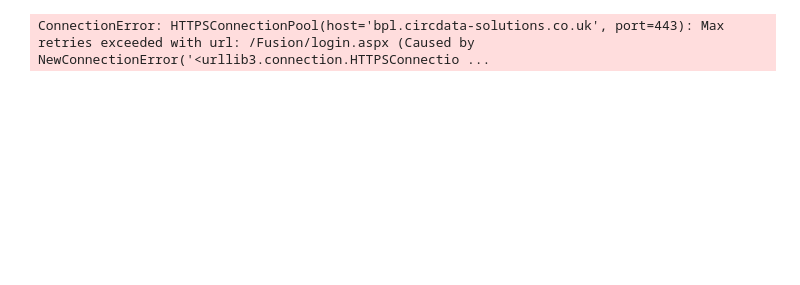
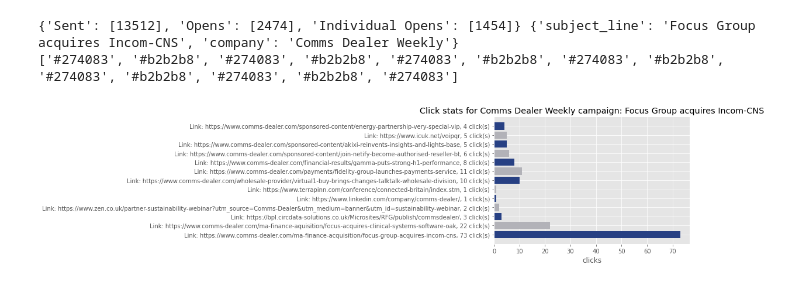
Before and after one commit to judeubah/Data-Analysis, a Jupyter notebook: script.ipynb, the cells around one changed output. Saved outputs shown, nothing was run; the diff lists cells and outputs as text; code cells hidden in the pictures; blank space fills up the shorter version.

Commit message:
Added handicap for stringency in classification as bot

```diff
--- a/script.ipynb
+++ b/script.ipynb
@@ -26,19 +26,24 @@ credentials ={
         'url': 'https://bpl.circdata-solutions.co.uk/Fusion/login.aspx',
         '__VIEWSTATE':'/wEPDwUKMTgwMjQwMDI5M2Rk2e1SYhd3ZcfIKWr+jOok9jgKqtU=',
         '__EVENTVALIDATION':'/wEWBQLV2djbAQLj+sxGAuOoubQBAqqg8cUOAteSgYoC7owPjxk9TLLjh/iR0zoJPMA+4Yk=',
-        'bot_links':['http://www.bpl-business.com','http://www.bpl-business.com/privacy-policy.shtml','mailto:weeklynews@bpl-mail1.co.uk']
+        'bot_links':['http://www.bpl-business.com','https://www.bpl-business.com', 'http://www.bpl-business.com/privacy-policy.shtml','https://www.bpl-business.com/privacy-policy','mailto:weeklynews@bpl-mail1.co.uk','https://www.fibreprovider.net/?utm_source=newsletter&utm_medium=email&utm_campaign=weekly&utm_content=pixel']
 
 }
 }
 
 username = 'jubah@bpl-business.com'
 company = 'bpl'
-stats_url = 'https://bpl.circdata-solutions.co.uk/Fusion/Dynamail/MailshotDetails.aspx?id=918871c8-d3d8-4ae2-a181-33f1ad223d14'
+stats_url = 'https://bpl.circdata-solutions.co.uk/Fusion/Dynamail/MailshotDetails.aspx?id=f636c41f-9cc1-4823-8e22-6ff7d8e5ed92'
 
 clients = {
     'Union Street': ['#00509f', '#e6aaaa'],
-    'Akixi': ['#035496', '#efc52f']
+    'Akixi': ['#035496', '#efc52f'],
+    'Fibre Provider': ['#ef7b2f', '#1f2937'],
+    'Managed Services': ['#e8653f','#2d2d2d'],
+    'Comms Dealer Weekly': ['#274083','#b2b2b8']
 }
+
+handicap = 3
 
 def isBannedCharacter(character):
     if ord(character) >= 128:
@@ -53,7 +58,7 @@ def remove_characters(string):
     return sanitised_string
 
 
-def analysis_and_visualisation(company, subject_line, colours, generic_df):
+def analysis_and_visualisation(company, subject_line, colours, generic_df, handicap):
 
     year = date.today().year
     month = date.today().month
@@ -127,7 +132,7 @@ def analysis_and_visualisation(company, subject_line, colours, generic_df):
 
 
 
-            too_soon = timedelta(seconds=1)
+            too_soon = timedelta(seconds=handicap)
             shortest_time = timedelta(seconds=-1)
 
             length = len(clicks)
@@ -161,9 +166,8 @@ def analysis_and_visualisation(company, subject_line, colours, generic_df):
 
         if not dir_exists:
             os.mkdir(dir_path)
-        else:
-            os.mkdir(f"{os.getcwd()}\\Completed_Reports\\{company}\\{time_stamp}")
-            dir_path = f"{os.getcwd()}\\Completed_Reports\\{company}\\{time_stamp}"
+        os.mkdir(f"{os.getcwd()}\\Completed_Reports\\{company}\\{subject_line}")
+        dir_path = f"{os.getcwd()}\\Completed_Reports\\{company}\\{subject_line}"
 
         sanitised.to_csv(f"{dir_path}\\{subject_line}-clickStats.csv",index=False)
         generic_df.to_csv(f'{dir_path}\\{subject_line}-genericStats.csv', index=False)
@@ -233,7 +237,6 @@ def get_basic_info(company, stats_url):
     ####################################################################
     #   Go to specific url#######
     stats_page = session.get(stats_url)
-    html = './index.html'
     stats_page_soup = BeautifulSoup(stats_page.content, 'html.parser')
 
 
@@ -337,32 +340,34 @@ def get_basic_info(company, stats_url):
             input_dictionary[name]=value
         csv_data = session.post(link, data=input_dictionary)
         newFile = open(f'{os.getcwd()}\\pixels\\Recipients({index}).csv', 'w', newline='')
         newFile.write(csv_data.text)
         newFile.close()
 
     for index in range(len(individual_clicks['company'])):
         link = individual_clicks['company'][index]
         click_stats_res = session.get(link)
         click_stats_page = BeautifulSoup(click_stats_res.content, 'html.parser')
         form = click_stats_page.find('form')
         inputs = form.find_all('input')
         input_dictionary={}
         for x in inputs:
            name= x.get('name')
            value = x.get('value')
            if(name != None and not name in input_dictionary):
             input_dictionary[name]=value
         csv_data = session.post(link, data=input_dictionary)
         newFile = open(f'{os.getcwd()}\\company\\Recipients({index}).csv', 'w', newline='')
         newFile.write(csv_data.text)
         newFile.close()
 
 
     ##run analysis
     if client_info['company'] in clients:
-        analysis_and_visualisation(subject_line=client_info['subject_line'], company=client_info['company'], colours=clients[client_info['company']], generic_df=generic_df)
+        analysis_and_visualisation(subject_line=client_info['subject_line'], company=client_info['company'], colours=clients[client_info['company']], generic_df=generic_df, handicap=handicap)
     else:
         print(f'To run analysis please provide colours for the company: {client_info["company"]}')
 get_basic_info(company, stats_url=stats_url)
 # %% [output]
-ConnectionError: HTTPSConnectionPool(host='bpl.circdata-solutions.co.uk', port=443): Max retries exceeded with url: /Fusion/login.aspx (Caused by NewConnectionError('<urllib3.connection.HTTPSConnectio ...
+{'Sent': [13512], 'Opens': [2474], 'Individual Opens': [1454]} {'subject_line': 'Focus Group acquires Incom-CNS', 'company': 'Comms Dealer Weekly'}
+['#274083', '#b2b2b8', '#274083', '#b2b2b8', '#274083', '#b2b2b8', '#274083', '#b2b2b8', '#274083', '#b2b2b8', '#274083', '#b2b2b8', '#274083']
+[figure, added]
```
